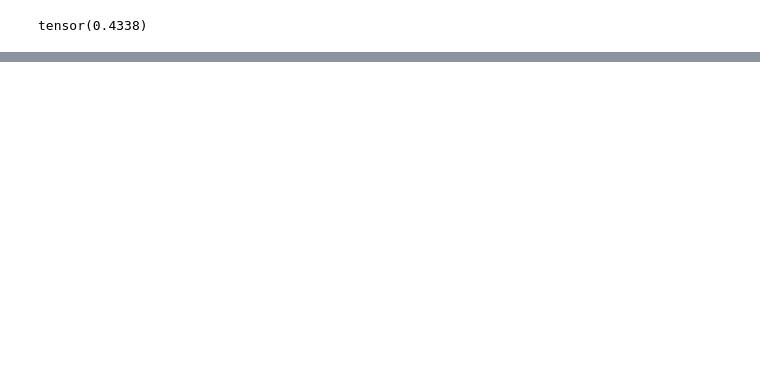
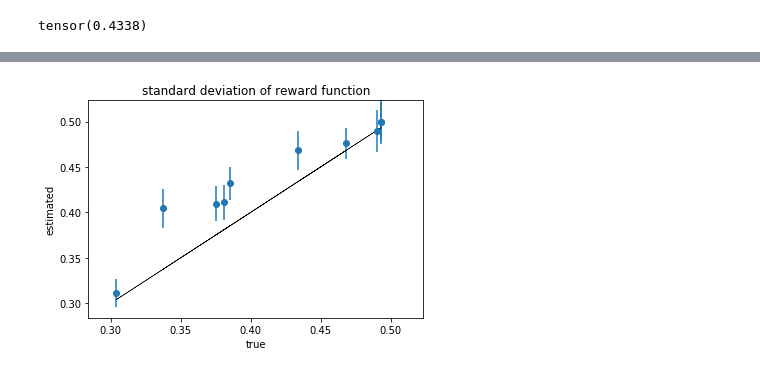
Before and after one commit to minhae0516/firefly-inverse, a Jupyter notebook: inverse_plotter.ipynb, the cells around one changed output, grey strips where cells are left out. Drawn from its saved outputs; the diff is of its cells as text; code cells hidden in the pictures; blank space fills up the shorter version.

```diff
--- a/inverse_plotter.ipynb
+++ b/inverse_plotter.ipynb
@@ -76,3 +73,14 @@ for i in range(len(true_theta[0,:])):
+# %%
+title_range = ['forward velocity gain', 'angular velocity gain', 'process noise std forward',
+                          'process noise std angular', 'forward observation gain', 'angular observation gain', 'obs noise std forward',
+                          'obs noise std angular', 'standard deviation of reward function']
+for i in [8]: #range(len(true_theta[0,:])):
+    mplotter(true_theta[:,i], final_theta[:,i], yerr =stderr[:,i] ,title = title_range[i]) #+' with (+/-)2std error bar')
+    plt.xlim(true_theta[:,i].min()-0.02, true_theta[:,i].max()+0.03)
+    plt.ylim(true_theta[:,i].min()-0.02, true_theta[:,i].max()+0.03)
+    #plt.savefig('../firefly-inverse-data/data/20191016-205855-231215_obs_'+title_range[i]+'.eps', format = 'eps')
+# %% [output]
+[figure, added]
 # %%
 stderr[:8]
 # %% [output]
```
Also changed, not shown: parts of 9 cells of this notebook.
